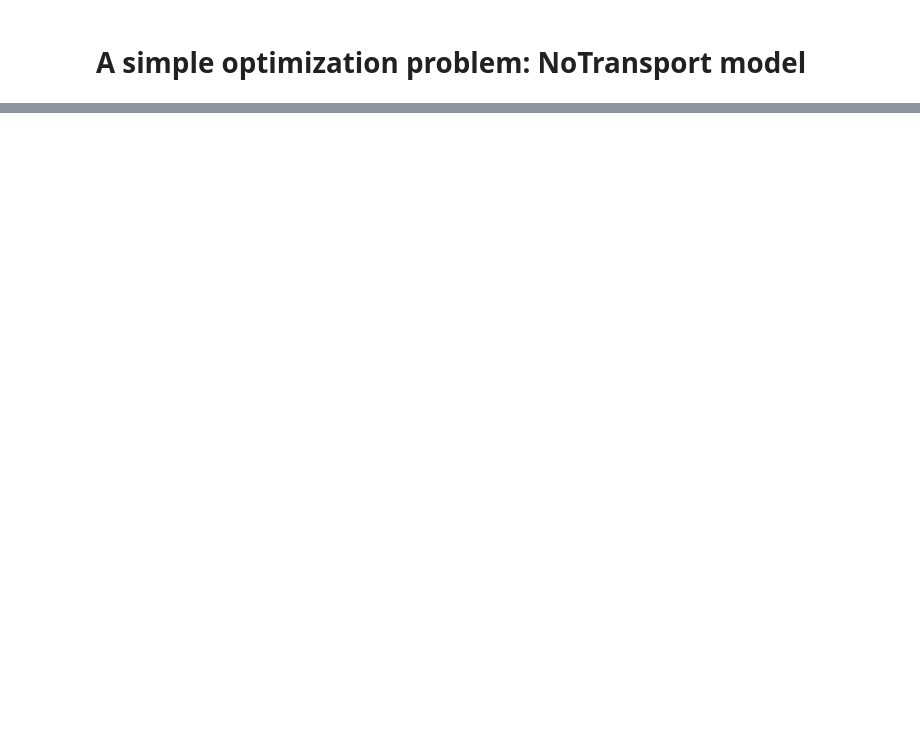
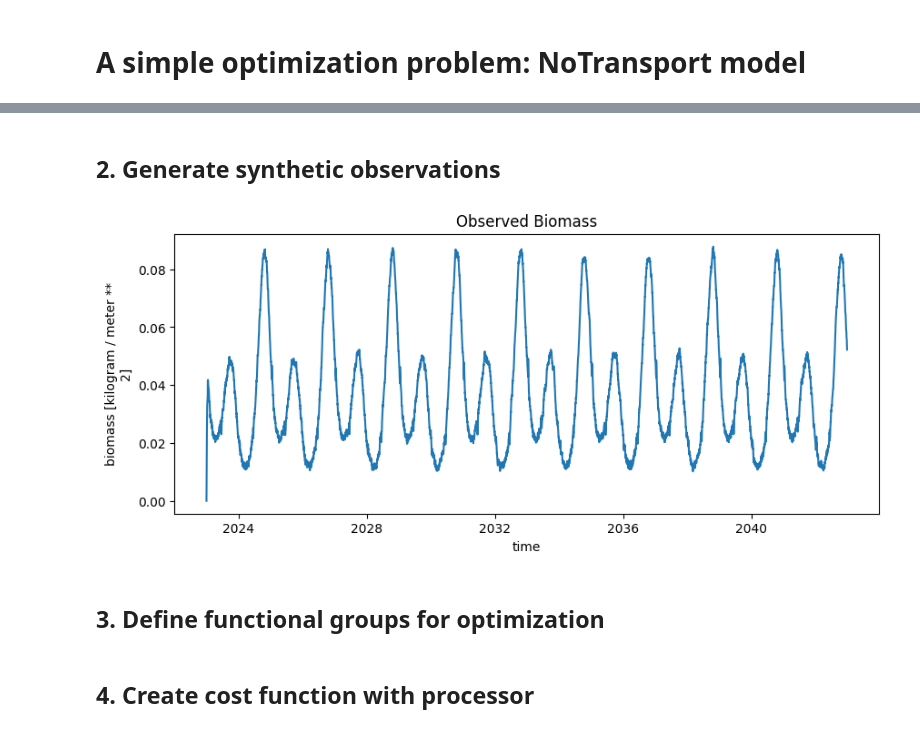
Before and after one commit to Ash12H/seapopym-optimization, a Jupyter notebook: docs/notebooks/simple_example.ipynb, the cells around one changed output, grey strips where cells are left out. Cells and saved outputs as stored; diff of their text form; code cells hidden in the pictures; blank space fills up the shorter version.

```diff
--- a/docs/notebooks/simple_example.ipynb
+++ b/docs/notebooks/simple_example.ipynb
@@ -48,6 +34,8 @@ fg_set = FunctionalGroupSet(functional_groups=functional_groups)
 # %%
 nb_days_by_year = 365
-nb_years = 2
+nb_years = 20
+
+# Temperature: sinusoidal pattern
 temperature = xr.DataArray(
     data=(np.sin(np.linspace(0, (2 * np.pi) * nb_years, nb_days_by_year * nb_years)) * 5 + 20).reshape(
         (nb_days_by_year * nb_years, 1, 1, 1)
@@ -66,6 +54,8 @@ temperature = xr.DataArray(
         "standard_name": "sea_surface_temperature",
     },
 )
+
+# Primary production: random + cosine pattern
 primary_production = xr.DataArray(
     data=(
         (
@@ -90,15 +80,14 @@ primary_production = xr.DataArray(
         "standard_name": "primary_production",
     },
 )
+
+# Set axis attributes
 temperature.time.attrs = {"axis": "T"}
 primary_production.time.attrs = {"axis": "T"}
-
 temperature.latitude.attrs = {"axis": "Y"}
 primary_production.latitude.attrs = {"axis": "Y"}
-
 temperature.longitude.attrs = {"axis": "X", "unit": "degrees_east"}
 primary_production.longitude.attrs = {"axis": "X"}
-
 temperature.depth.attrs = {"axis": "Z"}
 
 forcing_parameter = ForcingParameter(
@@ -119,22 +112,42 @@ model_generator = NoTransportConfigurationGenerator(forcing_parameters=forcing_p
+# %% [markdown]
+## 2. Generate synthetic observations
 # %%
-initial_model = model_generator.generate(
+# Create a configuration generator
+configuration_generator = NoTransportConfigurationGenerator()
+
+# Run a model with known parameters to generate synthetic observations
+initial_config = configuration_generator.generate(
     functional_group_parameters=[
-        {
-            "energy_transfert": 0.1668,
-            "day_layer": 0,
-            "night_layer": 0,
-            "gamma_tr": -0.11,
-            "tr_0": 10.38,
-            "gamma_lambda_temperature": 0.15,
-            "lambda_temperature_0": 1 / 150,
-        }
+        NoTransportFunctionalGroup(
+            name="Zooplankton",
+            day_layer=0,
+            night_layer=0,
+            energy_transfert=0.1668,
+            gamma_tr=-0.11,
+            tr_0=10.38,
+            gamma_lambda_temperature=0.15,
+            lambda_temperature_0=1 / 150,
+        )
     ],
-    functional_group_names=["Zooplankton"],
+    forcing_parameters=forcing_parameter,
+    kernel=KernelParameter(),
 )
-initial_model.run()
-observed_biomass = initial_model.state.biomass
+
+with NoTransportModel.from_configuration(initial_config) as initial_model:
+    initial_model.run()
+    observed_biomass = initial_model.state.biomass
+
+# Prepare observation data
 observed_biomass = observed_biomass.expand_dims({"layer": [0]}).isel(functional_group=0).drop_vars(["functional_group"])
 observed_biomass.layer.attrs = {"axis": "Z"}
+
 plt.figure(figsize=(10, 4))
 observed_biomass.plot()
 plt.title("Observed Biomass")
+
+# Create observation object
+observation = TimeSeriesObservation(
+    name="Zooplankton Biomass", observation=observed_biomass, observation_type=DayCycle.DAY
+)
+# %% [output]
+[figure, added]
@@ -146,0 +154,2 @@ cost_function = CostFunction(model_generator=model_generator, observations=[obse
+# %% [markdown]
+## 3. Define functional groups for optimization
@@ -146,0 +173,2 @@ cost_function = CostFunction(model_generator=model_generator, observations=[obse
+# %% [markdown]
+## 4. Create cost function with processor
```
Also changed, not shown: parts of 29 cells of this notebook, 4 other files.
